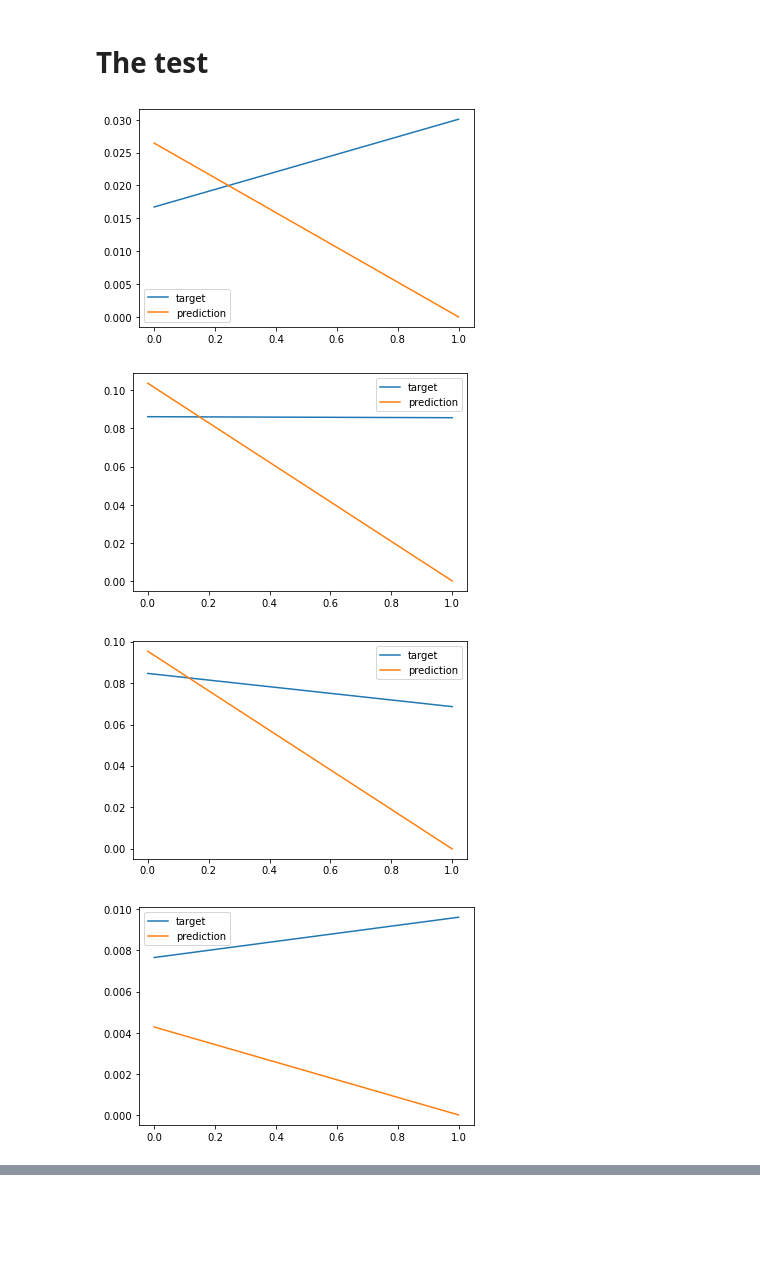
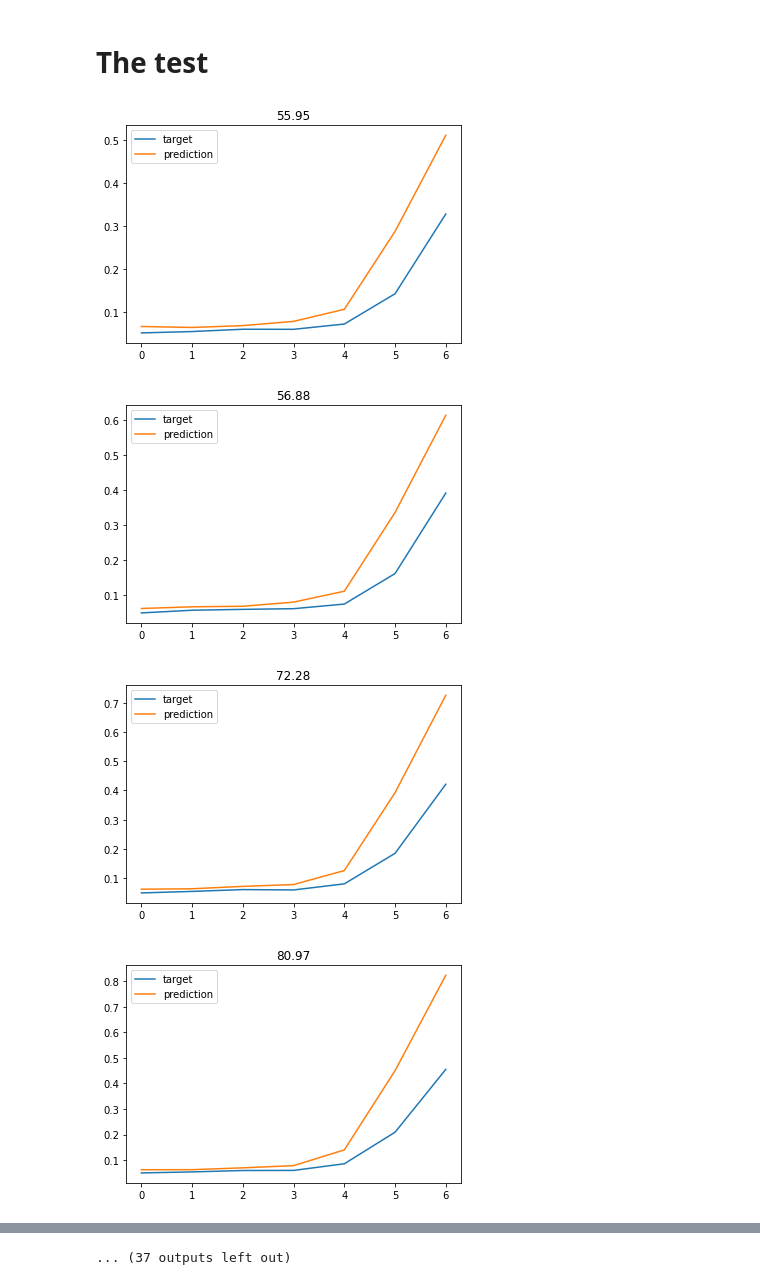
Before and after one commit to virtualmartire/lombacovid, a Jupyter notebook: ML/rnn.ipynb, the cells around one changed output, grey strips where cells are left out. Drawn from its saved outputs; the diff is of its cells as text; code cells hidden in the pictures; blank space fills up the shorter version.

```diff
--- a/ML/rnn.ipynb
+++ b/ML/rnn.ipynb
@@ -224,7 +241,7 @@ class LSTM(torch.nn.Module):
 # %% [markdown]
 ## The fit
 # %%
-model = LSTM(hidden_neurons=[32, 32, 32])
+model = LSTM(hidden_neurons=[32, 16])
 
 loss_function = torch.nn.MSELoss()
 
@@ -255,14 +272,15 @@ def training_loop(n_epochs, model, optimiser, loss_function,
             loss_val = loss_function(pred, test_target)
 
         # print the loss
-        out = model(train_input)
-        loss_train = loss_function(out, train_target)
-        print(f"Epoch {epoch+1}/{n_epochs}, Training loss {loss_train.item():.2e}, Validation loss {loss_val.item():.2e}")
+        if epoch % 1000 == 0:
+            with torch.no_grad():
+                out = model(train_input)
+            loss_train = loss_function(out, train_target)
+            print(f"Epoch {epoch+1}/{n_epochs}, Training loss {loss_train.item():.2e}, Validation loss {loss_val.item():.2e}")
 # %%
 #model.load_state_dict(torch.load("lstm_weights.pt"))
 
-training_loop(100, model, optimiser(1e-3), loss_function,
-                train_input, train_target, test_input, test_target)
+training_loop(100_000, model, optimiser(1e-3), loss_function, train_input, train_target, test_input, test_target)
 
 torch.save(model.state_dict(), "lstm_weights.pt")
 # %% [output]
@@ -285,0 +304,10 @@ Epoch 100/100, Training loss 1.46e-02, Validation loss 1.92e-01
+# %%
+for i in range(1, 500, 100):
+
+    plt.plot(training_set[i, :, 1], label="target")
+    with torch.no_grad():
+        predict_perc = torch.from_numpy(training_set[i:i+1, -1, 2]).type(torch.FloatTensor)
+        pred = model(train_input[i:i+1], predict_perc).squeeze(0)
+    plt.plot(pred, label="prediction")
+    plt.legend()
+    plt.show()
@@ -286,16 +320,18 @@ Epoch 100/100, Training loss 1.46e-02, Validation loss 1.92e-01
 # %% [markdown]
 # The test
 # %%
-for i in range(1, 500, 100):
+for i in range(1, 50, 1):
 
-    plt.plot(train_target[i], label="target")
+    plt.plot(test_set[i, :, 1], label="target")
     with torch.no_grad():
-        pred = model(train_input[i:i+1])
-    plt.plot(pred[0], label="prediction")
+        predict_perc = torch.from_numpy(test_set[i:i+1, -1, 2]).type(torch.FloatTensor)
+        pred = model(test_input[i:i+1], predict_perc).squeeze(0)
+    plt.plot(pred, label="prediction")
+    plt.title(f"{ np.abs(pred[-1].item()-test_set[i, -1, 1]) / test_set[i, -1, 1] * 100:.2f}")
     plt.legend()
     plt.show()
 # %% [output]
-[figure, old version]
+[figure, new version]
-[figure, old version]
+[figure, new version]
-[figure, old version]
+[figure, new version]
-[figure, old version]
+[figure, new version]
@@ -302,0 +346 @@ for i in range(1, 500, 100):
+... (37 outputs left out)
```
Also changed, not shown: parts of 10 cells of this notebook, 1 other file.
